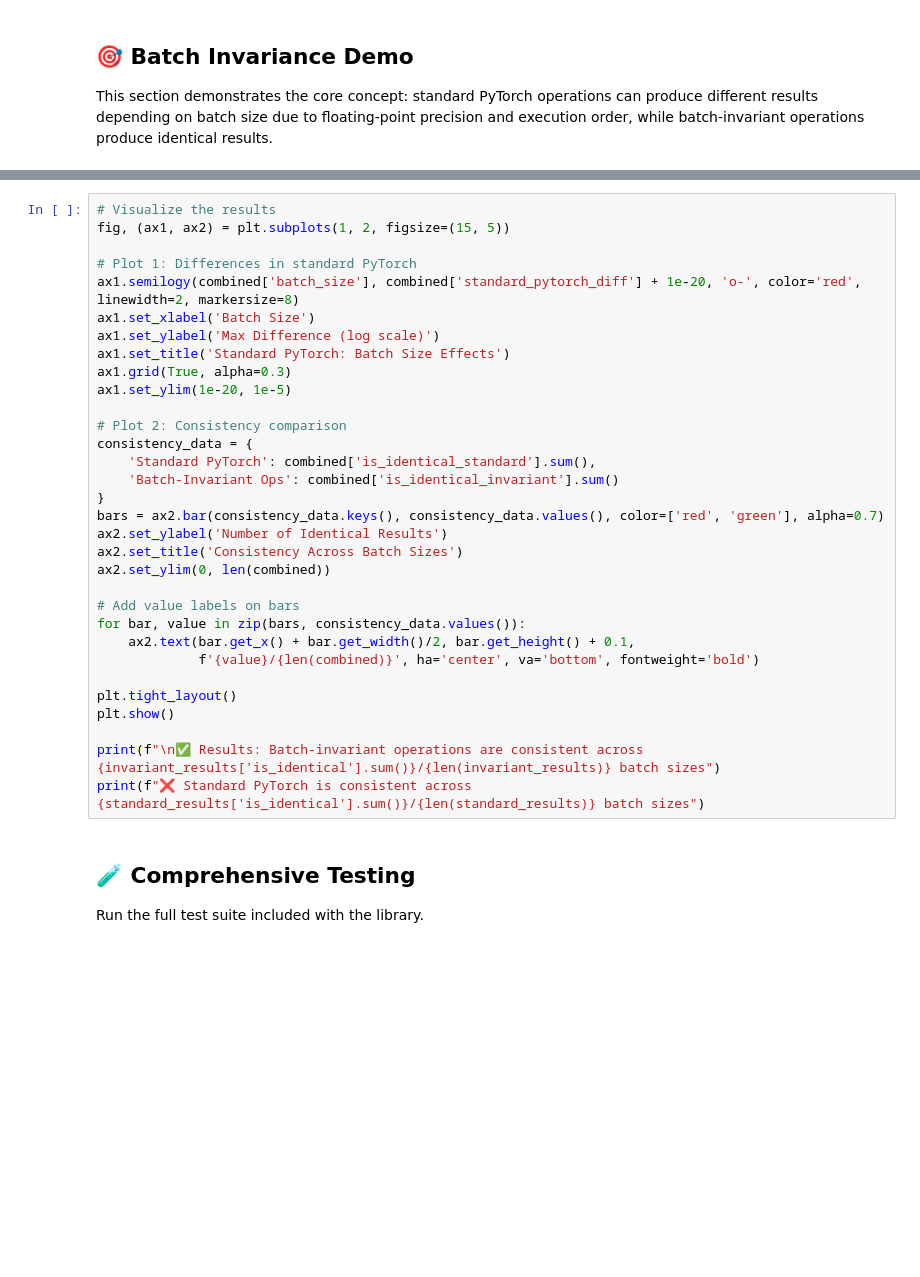
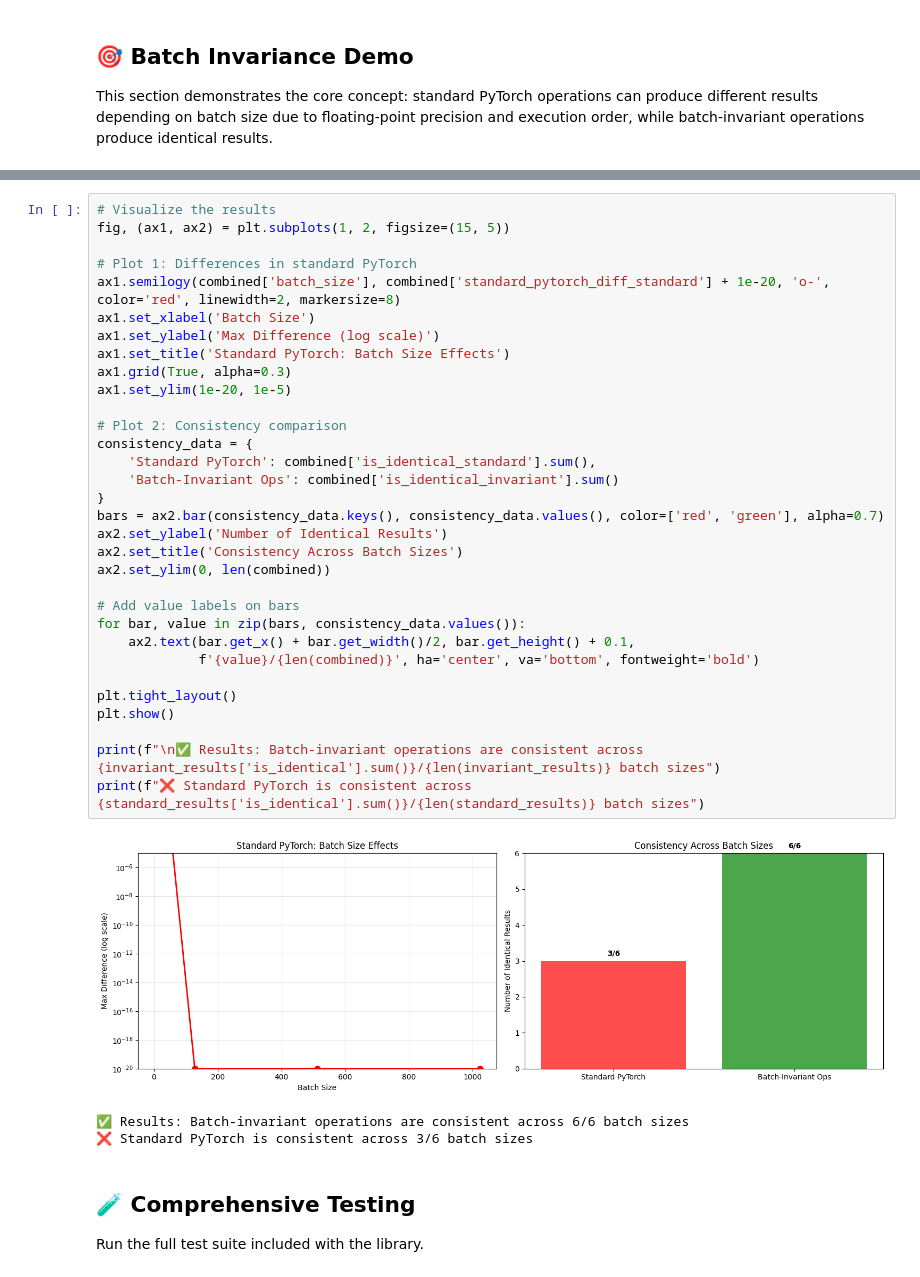
Before and after one commit to cghart/batch_invariant_ops, a Jupyter notebook: notebooks/batch_invariant_ops_colab.ipynb, the cells around one changed output, grey strips where cells are left out. Drawn from its saved outputs; the diff is of its cells as text; blank space fills up the shorter version.

```diff
--- a/notebooks/batch_invariant_ops_colab.ipynb
+++ b/notebooks/batch_invariant_ops_colab.ipynb
@@ -156,34 +233,38 @@ print(combined[['batch_size', 'standard_pytorch_diff', 'is_identical_standard',
 # Visualize the results
 fig, (ax1, ax2) = plt.subplots(1, 2, figsize=(15, 5))
 
 # Plot 1: Differences in standard PyTorch
-ax1.semilogy(combined['batch_size'], combined['standard_pytorch_diff'] + 1e-20, 'o-', color='red', linewidth=2, markersize=8)
+ax1.semilogy(combined['batch_size'], combined['standard_pytorch_diff_standard'] + 1e-20, 'o-', color='red', linewidth=2, markersize=8)
 ax1.set_xlabel('Batch Size')
 ax1.set_ylabel('Max Difference (log scale)')
 ax1.set_title('Standard PyTorch: Batch Size Effects')
 ax1.grid(True, alpha=0.3)
 ax1.set_ylim(1e-20, 1e-5)
 
 # Plot 2: Consistency comparison
 consistency_data = {
     'Standard PyTorch': combined['is_identical_standard'].sum(),
     'Batch-Invariant Ops': combined['is_identical_invariant'].sum()
 }
 bars = ax2.bar(consistency_data.keys(), consistency_data.values(), color=['red', 'green'], alpha=0.7)
 ax2.set_ylabel('Number of Identical Results')
 ax2.set_title('Consistency Across Batch Sizes')
 ax2.set_ylim(0, len(combined))
 
 # Add value labels on bars
 for bar, value in zip(bars, consistency_data.values()):
     ax2.text(bar.get_x() + bar.get_width()/2, bar.get_height() + 0.1,
              f'{value}/{len(combined)}', ha='center', va='bottom', fontweight='bold')
 
 plt.tight_layout()
 plt.show()
 
 print(f"\n✅ Results: Batch-invariant operations are consistent across {invariant_results['is_identical'].sum()}/{len(invariant_results)} batch sizes")
 print(f"❌ Standard PyTorch is consistent across {standard_results['is_identical'].sum()}/{len(standard_results)} batch sizes")
+# %% [output]
+[figure, added]
+✅ Results: Batch-invariant operations are consistent across 6/6 batch sizes
+❌ Standard PyTorch is consistent across 3/6 batch sizes
 # %% [markdown]
 ## 🧪 Comprehensive Testing
 
```
Also changed, not shown: parts of 15 cells of this notebook.
